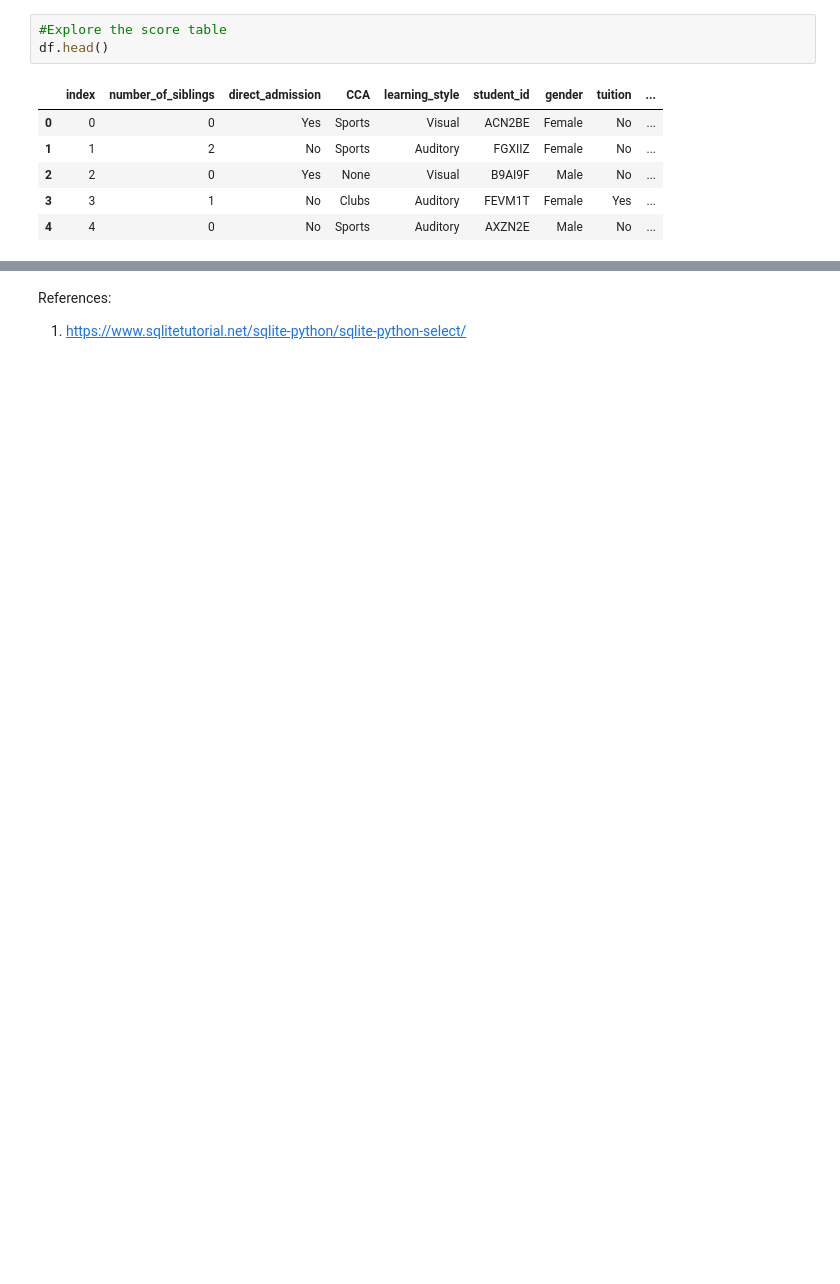
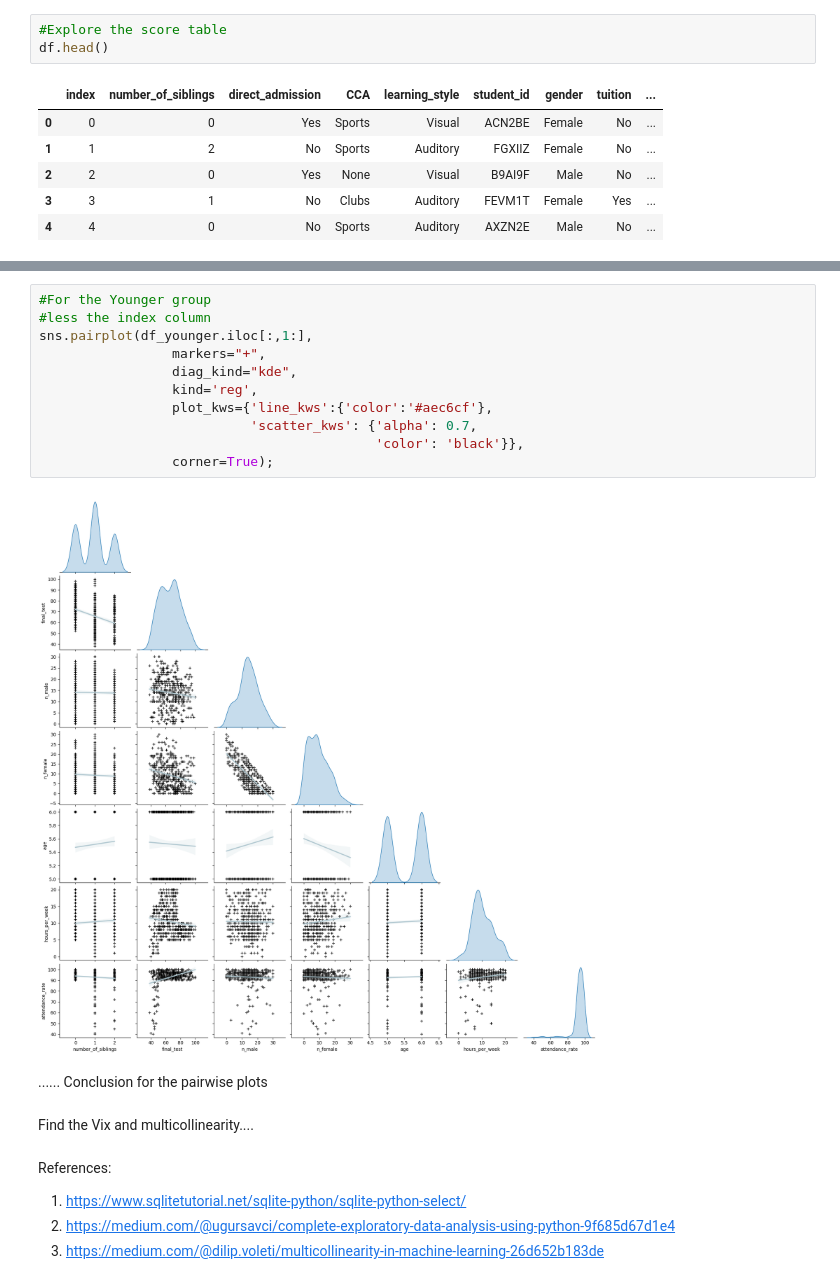
Before and after one commit to raytrk/Projects, a Jupyter notebook: Python/AIAP_PYS/eda.ipynb, the cells around one changed output, grey strips where cells are left out. Cells and saved outputs as stored; diff of their text form; blank space fills up the shorter version.

```diff
--- a/Python/AIAP_PYS/eda.ipynb
+++ b/Python/AIAP_PYS/eda.ipynb
@@ -84,3 +240,22 @@ memory usage: 2.2+ MB
+# %%
+#For the Younger group
+#less the index column
+sns.pairplot(df_younger.iloc[:,1:],
+                 markers="+",
+                 diag_kind="kde",
+                 kind='reg',
+                 plot_kws={'line_kws':{'color':'#aec6cf'},
+                           'scatter_kws': {'alpha': 0.7,
+                                           'color': 'black'}},
+                 corner=True);
+# %% [output]
+[figure, added]
+# %% [markdown]
+...... Conclusion for the pairwise plots
+# %% [markdown]
+Find the Vix and multicollinearity....
 # %% [markdown]
 References:
 1. https://www.sqlitetutorial.net/sqlite-python/sqlite-python-select/
+2. https://medium.com/@ugursavci/complete-exploratory-data-analysis-using-python-9f685d67d1e4
+3. https://medium.com/@dilip.voleti/multicollinearity-in-machine-learning-26d652b183de
```
Also changed, not shown: parts of 28 cells of this notebook, 10 other files.
